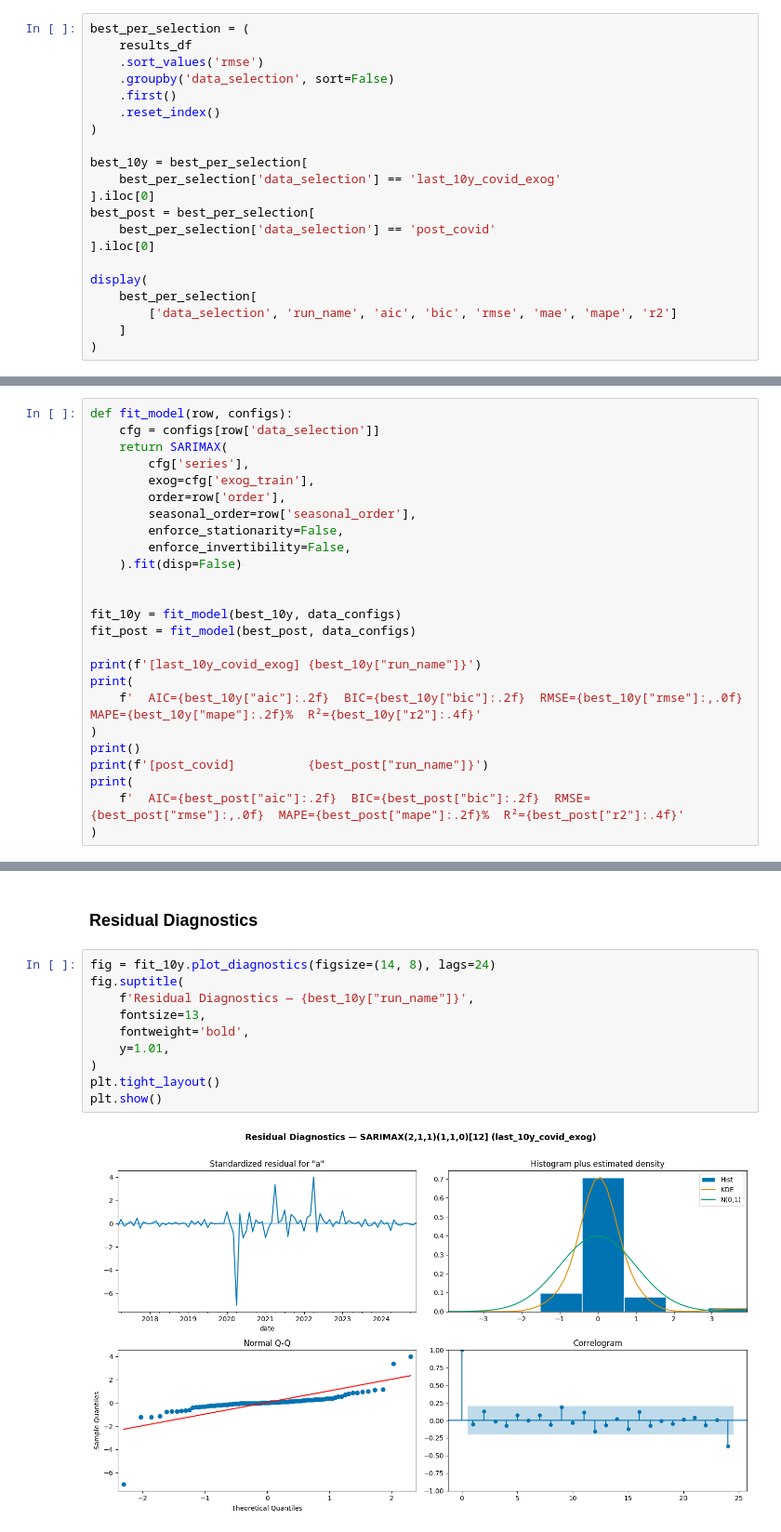
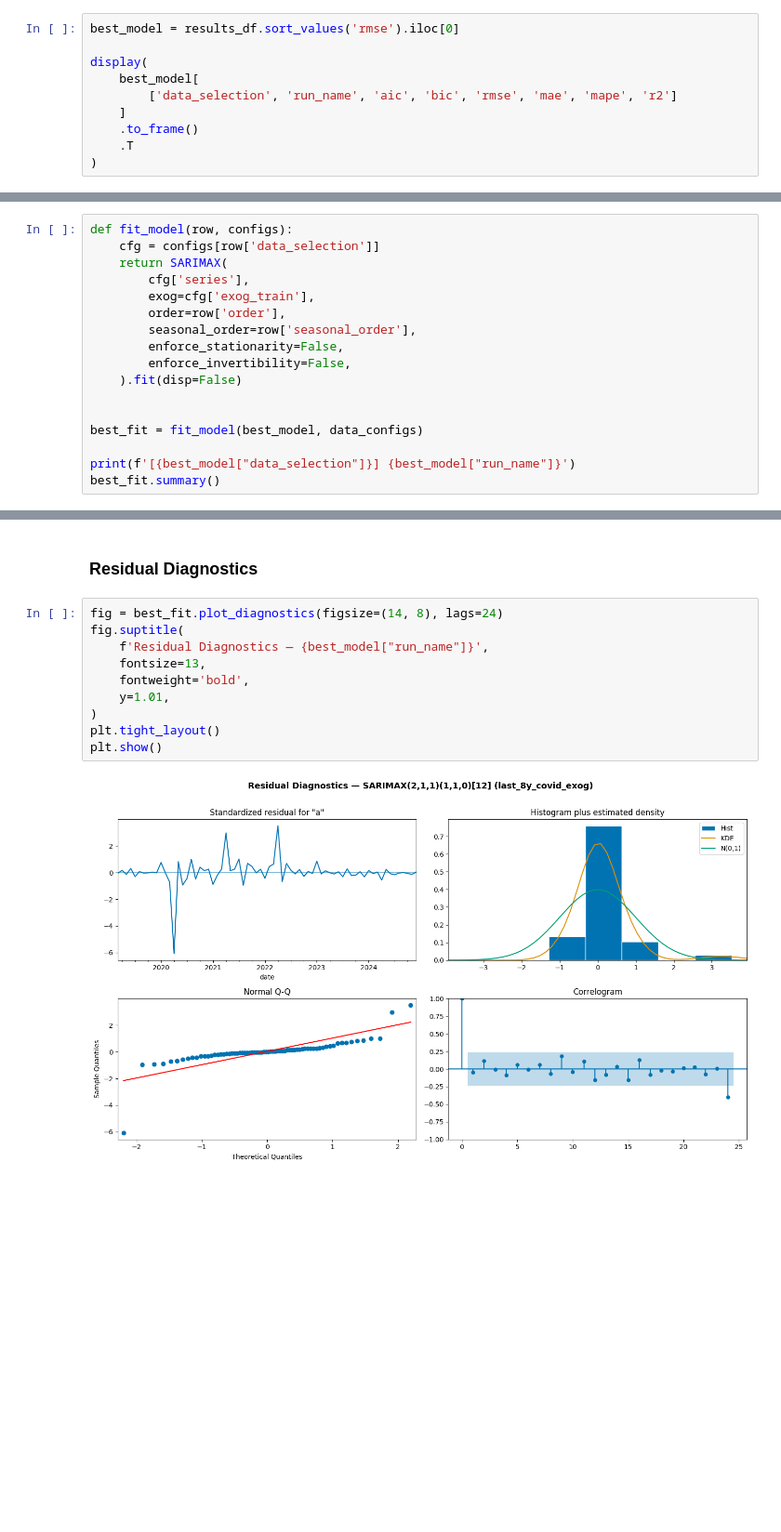
Before and after one commit to Gbrlmoraes/brazil_tourism_forecasting_benchmark, a Jupyter notebook: notebooks/5_arima_model_testing.ipynb, the cells around one changed output, grey strips where cells are left out. Shown at 93% size. Cells and saved outputs as stored; diff of their text form; blank space fills up the shorter version.

```diff
--- a/notebooks/5_arima_model_testing.ipynb
+++ b/notebooks/5_arima_model_testing.ipynb
@@ -288,25 +309,14 @@ display(
 # %% [markdown]
 ## Best Model Diagnostics
 # %%
-best_per_selection = (
-    results_df
-    .sort_values('rmse')
-    .groupby('data_selection', sort=False)
-    .first()
-    .reset_index()
-)
-
-best_10y = best_per_selection[
-    best_per_selection['data_selection'] == 'last_10y_covid_exog'
-].iloc[0]
-best_post = best_per_selection[
-    best_per_selection['data_selection'] == 'post_covid'
-].iloc[0]
+best_model = results_df.sort_values('rmse').iloc[0]
 
 display(
-    best_per_selection[
+    best_model[
         ['data_selection', 'run_name', 'aic', 'bic', 'rmse', 'mae', 'mape', 'r2']
     ]
+    .to_frame()
+    .T
 )
 # %% [output]
 |  | data_selection | run_name | aic | bic | rmse | mae | mape | r2 |
@@ -325,16 +334,8 @@ def fit_model(row, configs):
     ).fit(disp=False)
 
 
-fit_10y = fit_model(best_10y, data_configs)
-fit_post = fit_model(best_post, data_configs)
+best_fit = fit_model(best_model, data_configs)
 
-print(f'[last_10y_covid_exog] {best_10y["run_name"]}')
-print(
-    f'  AIC={best_10y["aic"]:.2f}  BIC={best_10y["bic"]:.2f}  RMSE={best_10y["rmse"]:,.0f}  MAPE={best_10y["mape"]:.2f}%  R²={best_10y["r2"]:.4f}'
-)
-print()
-print(f'[post_covid]          {best_post["run_name"]}')
-print(
-    f'  AIC={best_post["aic"]:.2f}  BIC={best_post["bic"]:.2f}  RMSE={best_post["rmse"]:,.0f}  MAPE={best_post["mape"]:.2f}%  R²={best_post["r2"]:.4f}'
-)
+print(f'[{best_model["data_selection"]}] {best_model["run_name"]}')
+best_fit.summary()
 # %% [output]
@@ -394,15 +364,15 @@ Warnings:
 # %% [markdown]
 ### Residual Diagnostics
 # %%
-fig = fit_10y.plot_diagnostics(figsize=(14, 8), lags=24)
+fig = best_fit.plot_diagnostics(figsize=(14, 8), lags=24)
 fig.suptitle(
-    f'Residual Diagnostics — {best_10y["run_name"]}',
+    f'Residual Diagnostics — {best_model["run_name"]}',
     fontsize=13,
     fontweight='bold',
     y=1.01,
 )
 plt.tight_layout()
 plt.show()
 # %% [output]
-[figure, old version]
+[figure, new version]
 # %%
```
Also changed, not shown: parts of 11 cells of this notebook.
